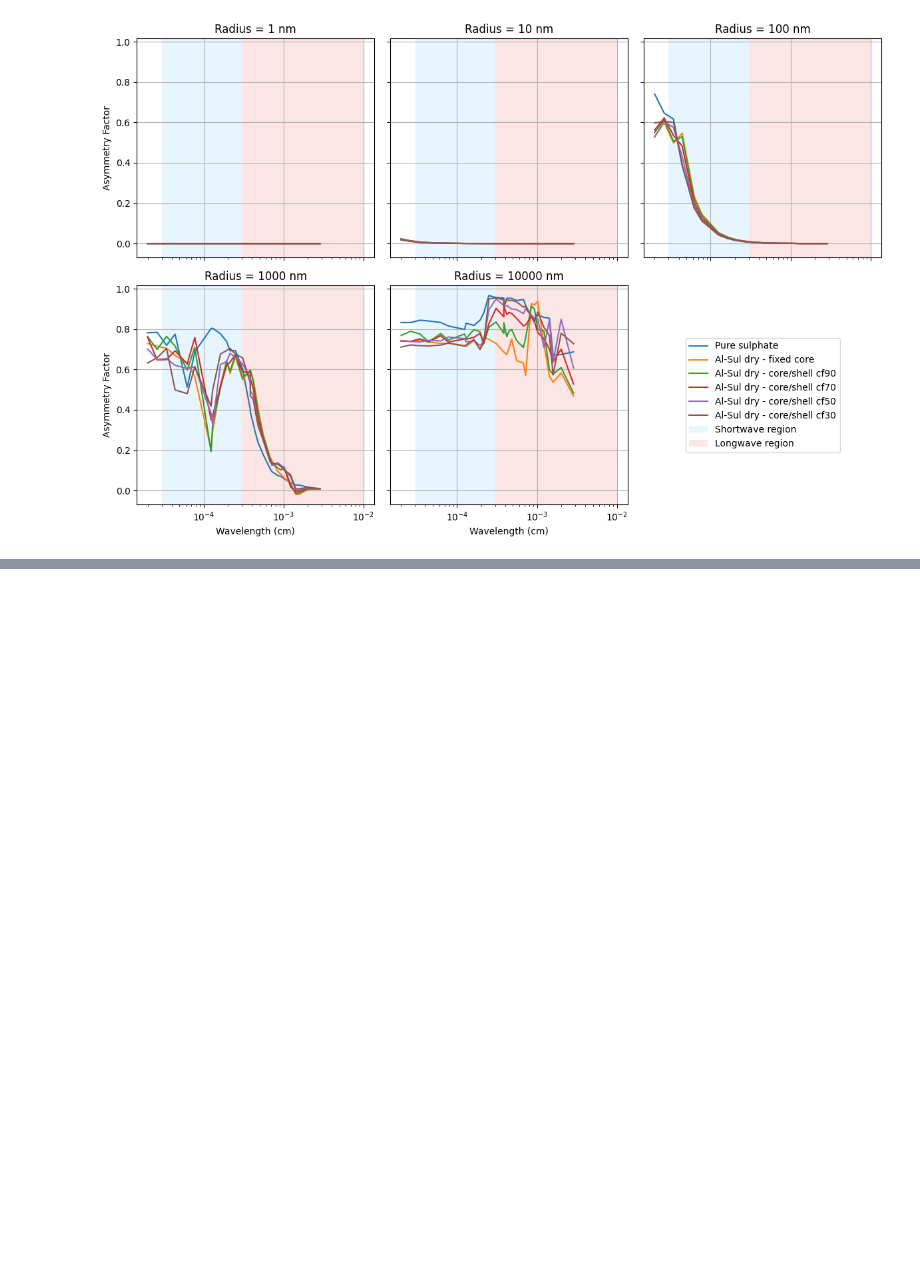
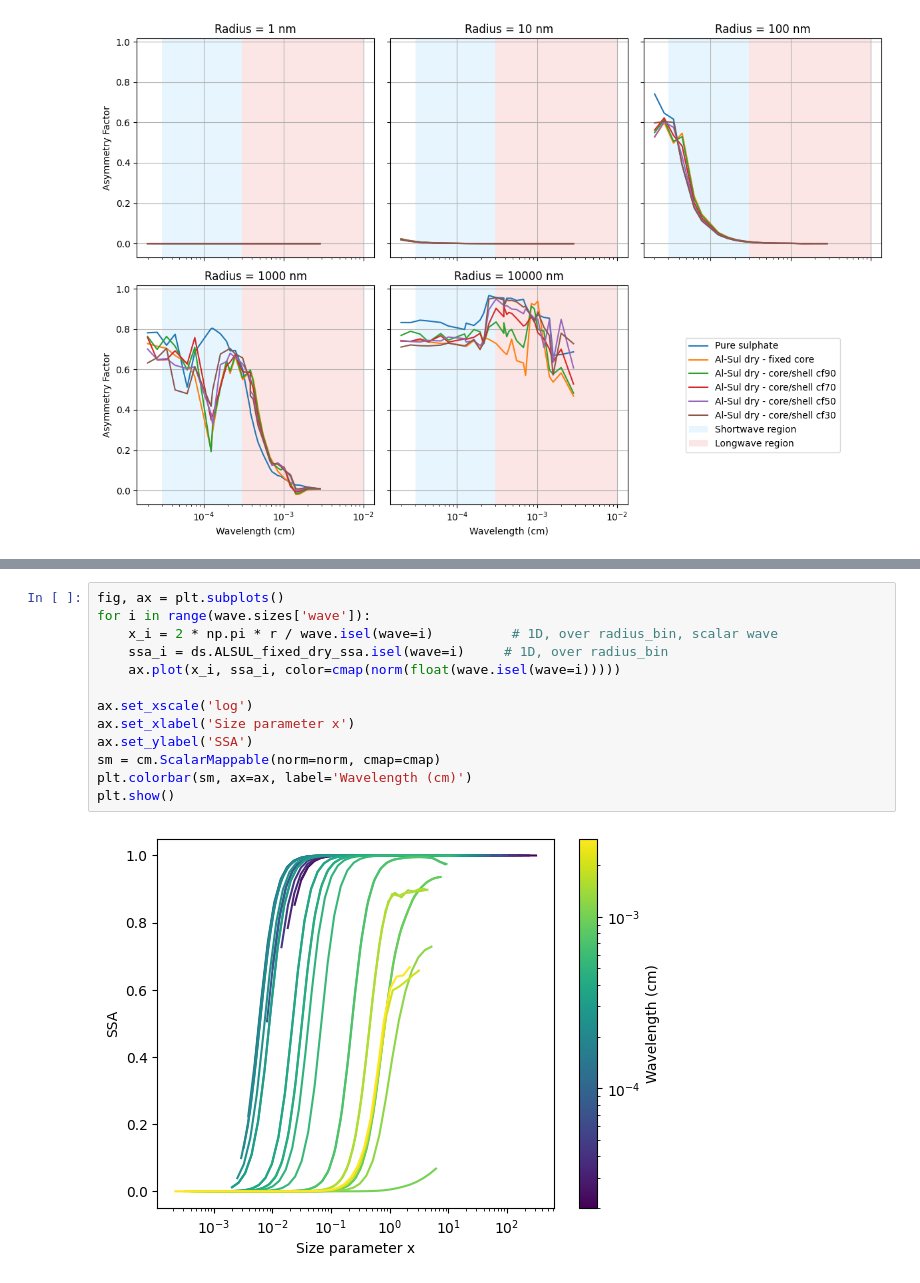
Before and after one commit to ESCOMP/CARMA, a Jupyter notebook: analysis/notebooks/SDPsul_coreshell_optics.ipynb, the cells around one changed output, grey strips where cells are left out. Cells and saved outputs as stored; diff of their text form; blank space fills up the shorter version.

```diff
--- a/analysis/notebooks/SDPsul_coreshell_optics.ipynb
+++ b/analysis/notebooks/SDPsul_coreshell_optics.ipynb
@@ -119,0 +200,15 @@ plt.show()
+# %%
+fig, ax = plt.subplots()
+for i in range(wave.sizes['wave']):
+    x_i = 2 * np.pi * r / wave.isel(wave=i)          # 1D, over radius_bin, scalar wave
+    ssa_i = ds.ALSUL_fixed_dry_ssa.isel(wave=i)     # 1D, over radius_bin
+    ax.plot(x_i, ssa_i, color=cmap(norm(float(wave.isel(wave=i)))))
+
+ax.set_xscale('log')
+ax.set_xlabel('Size parameter x')
+ax.set_ylabel('SSA')
+sm = cm.ScalarMappable(norm=norm, cmap=cmap)
+plt.colorbar(sm, ax=ax, label='Wavelength (cm)')
+plt.show()
+# %% [output]
+[figure, added]
```
Also changed, not shown: parts of 12 cells of this notebook.
